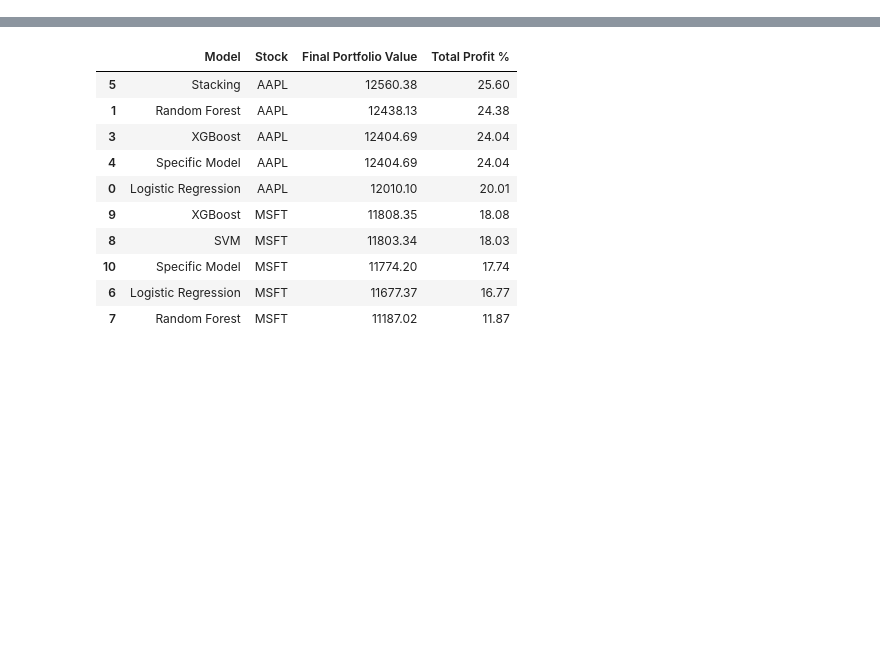
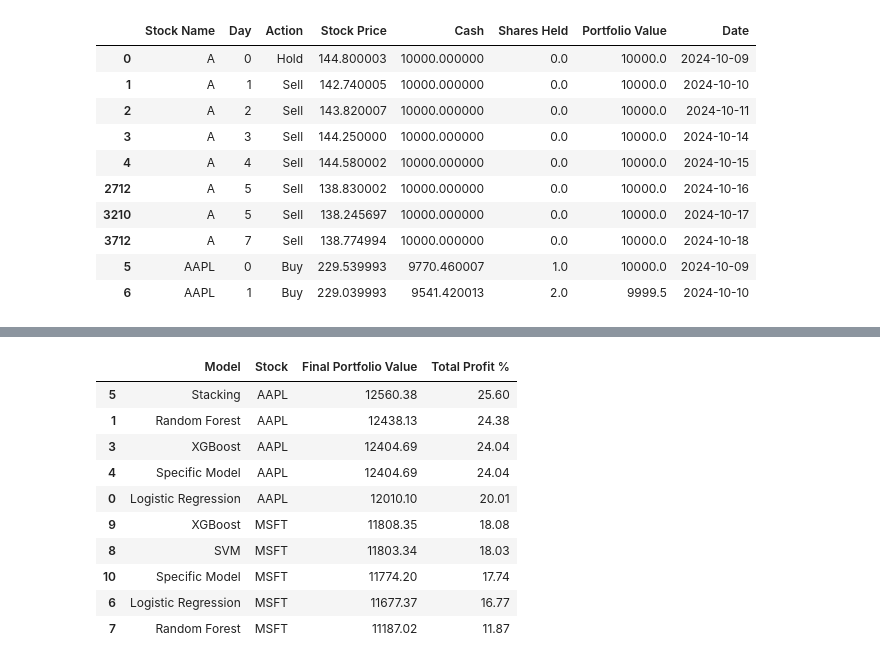
Before and after one commit to uniquedapoet/StockTradingModel, a Jupyter notebook: model_decision_EDA.ipynb, the cells around one changed output, grey strips where cells are left out. Saved outputs shown, nothing was run; the diff lists cells and outputs as text; code cells hidden in the pictures; blank space fills up the shorter version.

```diff
--- a/model_decision_EDA.ipynb
+++ b/model_decision_EDA.ipynb
@@ -11,4 +11,18 @@ previous_best = pd.read_csv('simResults/previous_best.csv')
 new_results = pd.read_csv('simResults/sim_results.csv')
 specific_model_decisions = pd.read_csv('simResults/specific_model_decisions.csv').sort_values(by=['Stock Name', 'Day'])
 general_model_decisions = pd.read_csv('simResults/general_model_decisions.csv').sort_values(by=['Stock Name', 'Day'])
+# %%
+specific_model_decisions.head(10)
+# %% [output]
+|  | Stock Name | Day | Action | Stock Price | Cash | Shares Held | Portfolio Value | Date |
+| 0 | A | 0 | Hold | 144.800003 | 10000.000000 | 0.0 | 10000.0 | 2024-10-09 |
+| 1 | A | 1 | Sell | 142.740005 | 10000.000000 | 0.0 | 10000.0 | 2024-10-10 |
+| 2 | A | 2 | Sell | 143.820007 | 10000.000000 | 0.0 | 10000.0 | 2024-10-11 |
+| 3 | A | 3 | Sell | 144.250000 | 10000.000000 | 0.0 | 10000.0 | 2024-10-14 |
+| 4 | A | 4 | Sell | 144.580002 | 10000.000000 | 0.0 | 10000.0 | 2024-10-15 |
+| 2712 | A | 5 | Sell | 138.830002 | 10000.000000 | 0.0 | 10000.0 | 2024-10-16 |
+| 3210 | A | 5 | Sell | 138.245697 | 10000.000000 | 0.0 | 10000.0 | 2024-10-17 |
+| 3712 | A | 7 | Sell | 138.774994 | 10000.000000 | 0.0 | 10000.0 | 2024-10-18 |
+| 5 | AAPL | 0 | Buy | 229.539993 | 9770.460007 | 1.0 | 10000.0 | 2024-10-09 |
+| 6 | AAPL | 1 | Buy | 229.039993 | 9541.420013 | 2.0 | 9999.5 | 2024-10-10 |
 # %%
```
Also changed, not shown: parts of 10 cells of this notebook, 6 other files.
